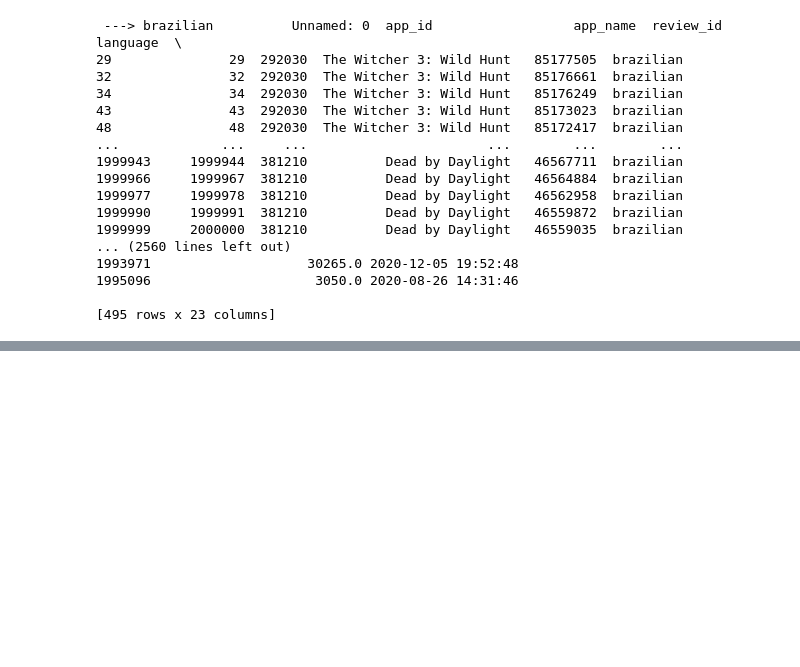
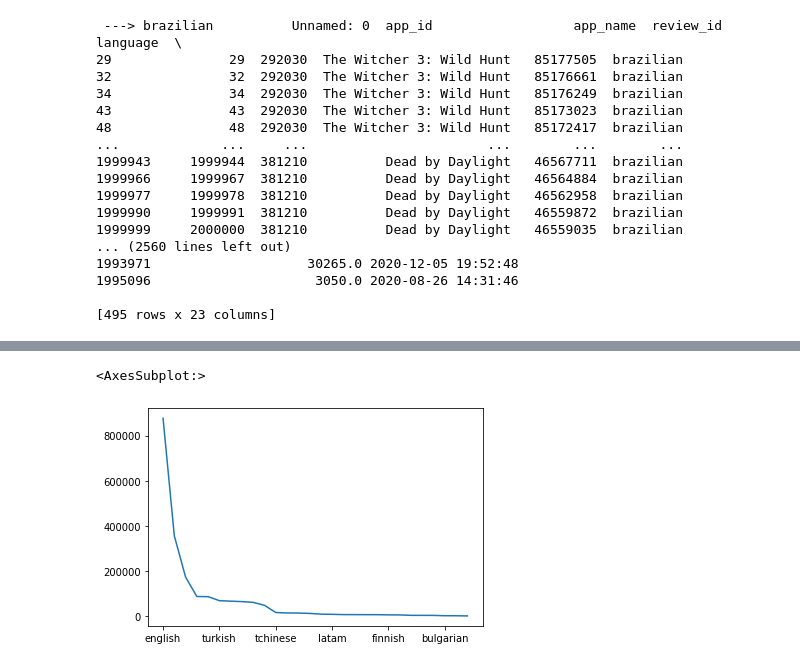
Before and after one commit to Parsa33033/ADM-LAB, a Jupyter notebook: lab3/ADM Lab 3 - Visualization.ipynb, the cells around one changed output, grey strips where cells are left out. Cells and saved outputs as stored; diff of their text form; code cells hidden in the pictures; blank space fills up the shorter version.

```diff
--- a/lab3/ADM Lab 3 - Visualization.ipynb
+++ b/lab3/ADM Lab 3 - Visualization.ipynb
@@ -194,0 +285,5 @@ for language, frame in dataset.groupby('language'):
+# %%
+dataset.language.value_counts().plot()
+# %% [output]
+<AxesSubplot:>
+[figure, added]
```
Also changed, not shown: parts of 15 cells of this notebook.
